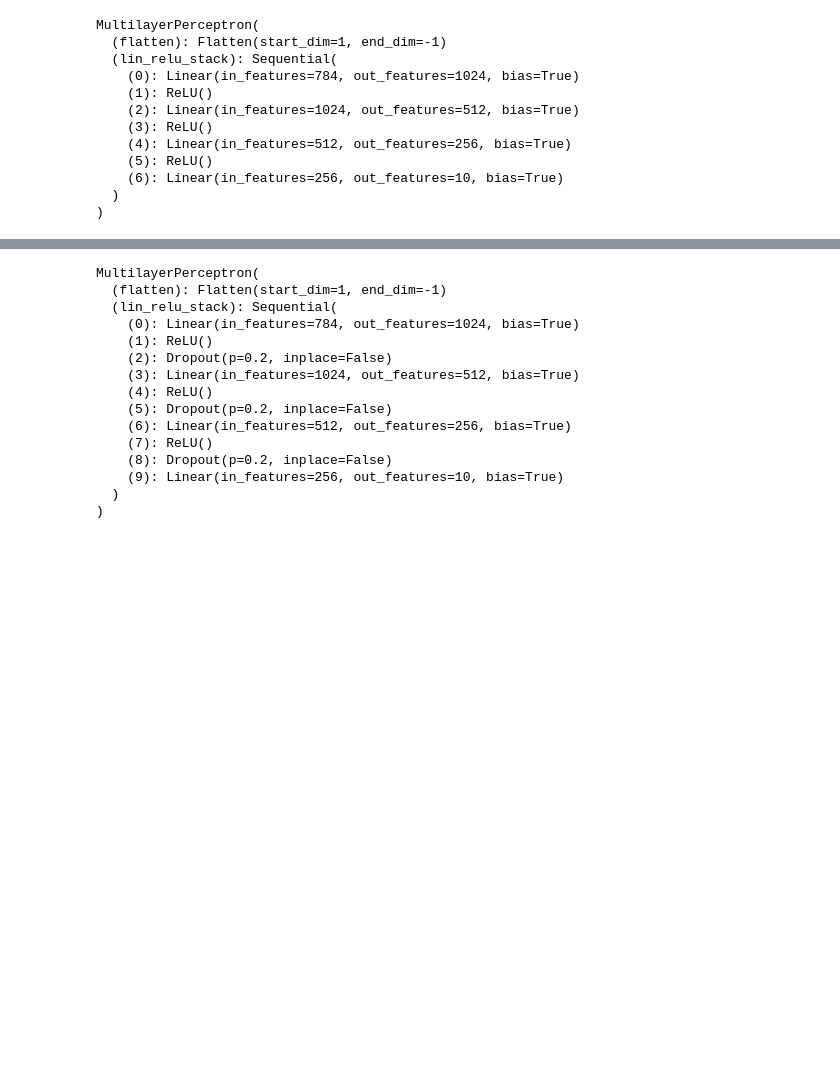
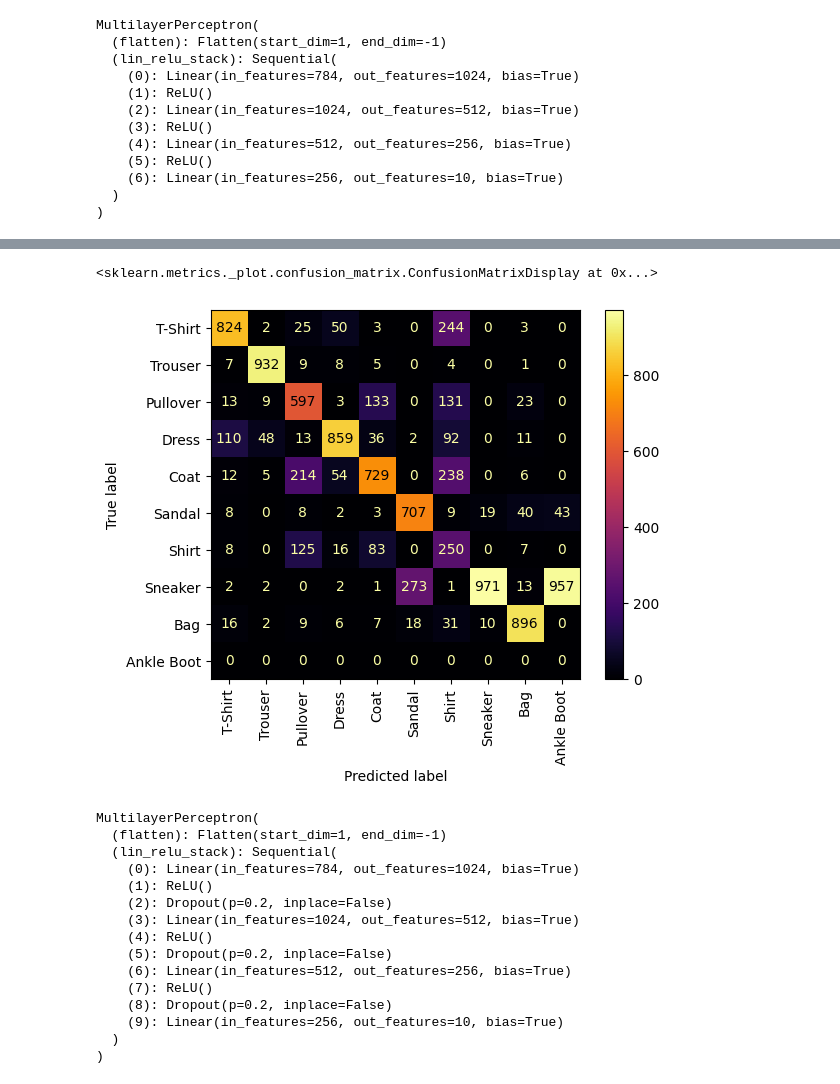
Before and after one commit to amjvl-git/csip-5103-coursework-2025-miloshkii, a Jupyter notebook: P2963116/P2963116_MylesWheatley.ipynb, the cells around one changed output, grey strips where cells are left out. Saved outputs shown, nothing was run; the diff lists cells and outputs as text; code cells hidden in the pictures; blank space fills up the shorter version.

```diff
--- a/P2963116/P2963116_MylesWheatley.ipynb
+++ b/P2963116/P2963116_MylesWheatley.ipynb
@@ -264,3 +246,23 @@ plt.show()
+# %%
+def ConfM(dataloader, model):
+    '''
+    Create a confusion matrix
+    '''
+    predictions = []
+    labels = []
+    for data, label in dataloader:
+        pred = model(data)
+        pred = pred.argmax(1)
+        predictions+=pred.tolist()
+        labels+=label.tolist()
+    cm = confusion_matrix(predictions,labels)
+    return cm
+# %%
+ann_cm = ConfM(test_loader,ann_model)
+ConfusionMatrixDisplay(ann_cm, display_labels=data_labels).plot(xticks_rotation='vertical',cmap = 'inferno')
+# %% [output]
+<sklearn.metrics._plot.confusion_matrix.ConfusionMatrixDisplay at 0x...>
+[figure, added]
 # %%
 ann_dropout = MultilayerPerceptron(1024,512,256,use_dropout=True)
 print(ann_dropout)
```
Also changed, not shown: parts of 11 cells of this notebook.
